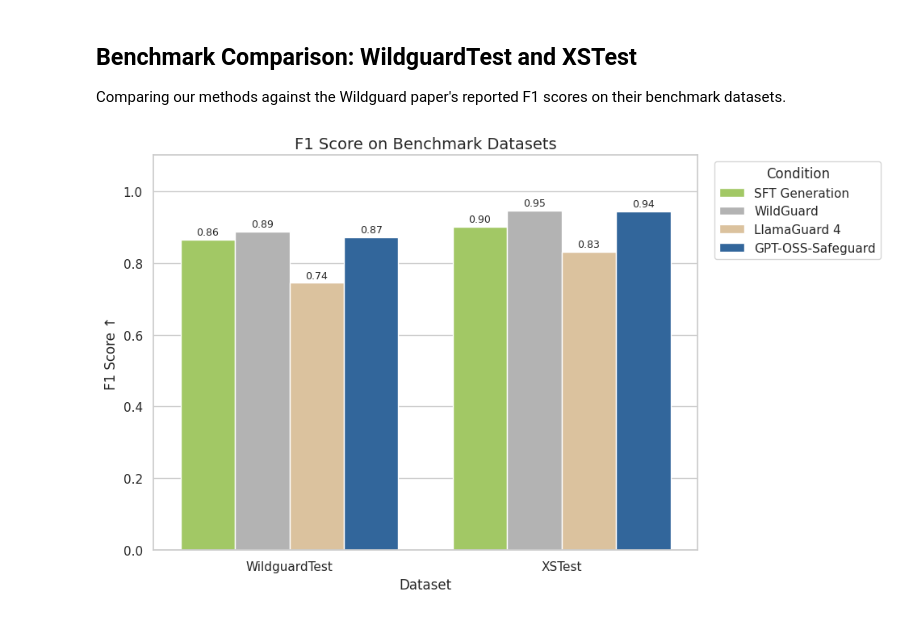
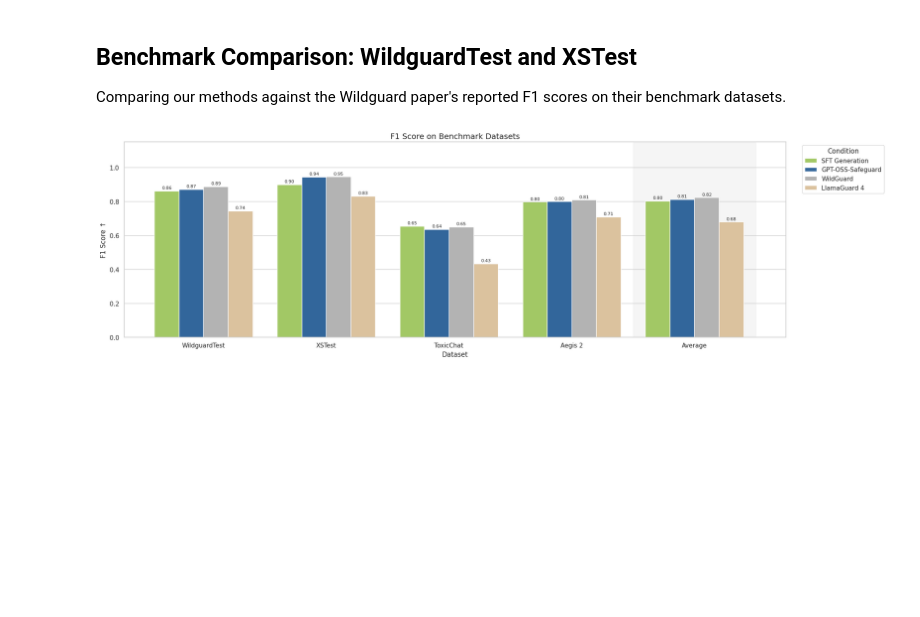
Before and after one commit to Jazhyc/aims-safety-classification, a Jupyter notebook: notebooks/baselines/baselines_results.ipynb, the cells around one changed output. Drawn from its saved outputs; the diff is of its cells as text; code cells hidden in the pictures; blank space fills up the shorter version.

```diff
--- a/notebooks/baselines/baselines_results.ipynb
+++ b/notebooks/baselines/baselines_results.ipynb
@@ -122,11 +122,11 @@ DATASET_NAMES = {
     "wildguardmix":       "WildguardTest",
     "xstest":             "XSTest",
     "toxic-chat":         "ToxicChat",
-    "aegis":              "NVIDIA Aegis",
+    "aegis":              "Aegis 2",
 }
 
 # Ordered list for consistent axis ordering in cross-dataset charts
-DATASET_ORDER = ["Annotated Intents", "WildguardTest", "XSTest", "ToxicChat", "NVIDIA Aegis", "Average"]
+DATASET_ORDER = ["Annotated Intents", "WildguardTest", "XSTest", "ToxicChat", "Aegis 2", "Average"]
 
 CONDITION_COLORS = {
     "Vanilla Classification":     "#66c2a5",
@@ -394,7 +420,7 @@ Comparing our methods against the Wildguard paper's reported F1 scores on their
 # %%
 def plot_benchmark_comparison(df: pd.DataFrame, datasets: list, metric: str = "f1",
                               exclude_conditions: list = None, title: str = None, save_name: str = None):
-    """Plot metric comparison for specific datasets."""
+    """Plot metric comparison for specific datasets, with an Average group appended."""
     metric_labels = {"f1": "F1 Score", "asr": "Attack Success Rate"}
 
     df_plot = df[df["dataset"].isin(datasets)].copy()
@@ -406,7 +432,15 @@ def plot_benchmark_comparison(df: pd.DataFrame, datasets: list, metric: str = "f
         print("No data to plot")
         return
 
-    fig, ax = plt.subplots(figsize=(10, 6))
+    df_plot = add_average_group(df_plot)
+
+    # Enforce consistent dataset ordering (only datasets that are present + Average)
+    present = [d for d in DATASET_ORDER if d in df_plot["dataset"].unique()]
+    df_plot["dataset"] = pd.Categorical(df_plot["dataset"], categories=present, ordered=True)
+    df_plot = df_plot.sort_values("dataset")
+
+    n_datasets = len(present)
+    fig, ax = plt.subplots(figsize=(4 * n_datasets, 6))
 
     conditions_in_data = df_plot["condition"].unique()
     palette = {c: CONDITION_COLORS.get(c, "#999999") for c in conditions_in_data}
@@ -414,48 +448,52 @@ def plot_benchmark_comparison(df: pd.DataFrame, datasets: list, metric: str = "f
     sns.barplot(data=df_plot, x="dataset", y=metric, hue="condition", ax=ax, palette=palette)
 
     for container in ax.containers:
-        ax.bar_label(container, fmt="%.2f", fontsize=9, padding=2)
+        ax.bar_label(container, fmt="%.2f", fontsize=8, padding=2)
+
+    # Shade the Average column for visual separation
+    avg_idx = present.index("Average") if "Average" in present else None
+    if avg_idx is not None:
+        ax.axvspan(avg_idx - 0.5, avg_idx + 0.5, color="grey", alpha=0.08, zorder=0)
 
     direction = "↓" if metric == "asr" else "↑"
     ax.set_title(title or f"{metric_labels.get(metric, metric)} on Benchmark Datasets", fontsize=14)
     ax.set_xlabel("Dataset", fontsize=12)
     ax.set_ylabel(f"{metric_labels.get(metric, metric)} {direction}", fontsize=12)
-    ax.set_ylim(0, 1.1)
+    ax.set_ylim(0, 1.15)
     ax.legend(title="Condition", bbox_to_anchor=(1.02, 1), loc="upper left")
 
     plt.tight_layout()
 
     if save_name:
         fig.savefig(FIGS_DIR / f"{save_name}.pdf", bbox_inches="tight")
 
     plt.show()
 
 
-benchmark_datasets = ["WildguardTest", "XSTest"]
+# All benchmark datasets including the new ones
+benchmark_datasets = ["WildguardTest", "XSTest", "ToxicChat", "Aegis 2"]
 
-# Keep generation variants and guard/safeguard models; drop classification-only
-# variants to reduce crowding (vanilla cls, CoT cls, SFT cls already covered by
-# the Annotated Intents section).
+# Keep only SFT generation and guard/safeguard models to avoid crowding
 exclude = [
     "Vanilla Classification",
     "Vanilla + Human Intent",
     "Vanilla + Model Intent",
     "CoT Classification",
     "CoT + Human Intent",
     "SFT Classification",
     "Vanilla Generation",
     "CoT Generation",
 ]
 
 df_benchmark = pd.concat([df_main, df_guard], ignore_index=True)
 
 plot_benchmark_comparison(
     df_benchmark,
     datasets=benchmark_datasets,
     metric="f1",
     exclude_conditions=exclude,
     title="F1 Score on Benchmark Datasets",
     save_name="f1_benchmark_comparison"
 )
 # %% [output]
-[figure, old version]
+[figure, new version]
```
Also changed, not shown: parts of 4 cells of this notebook.
